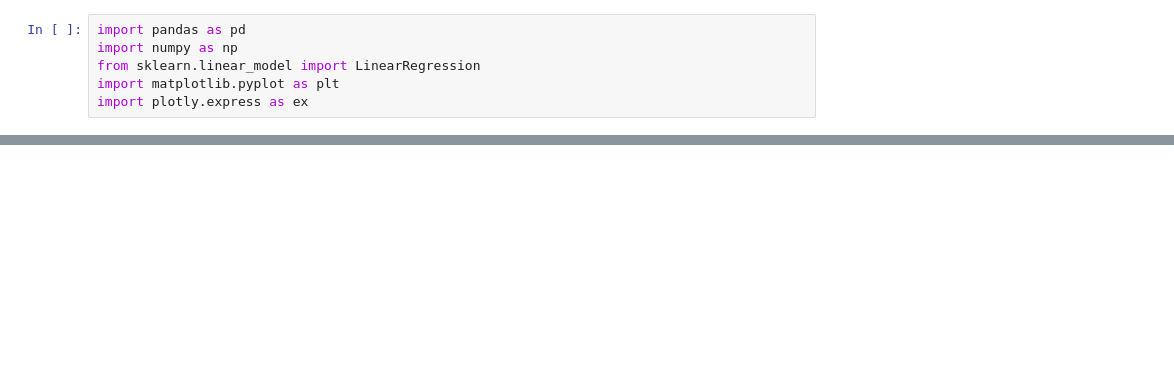
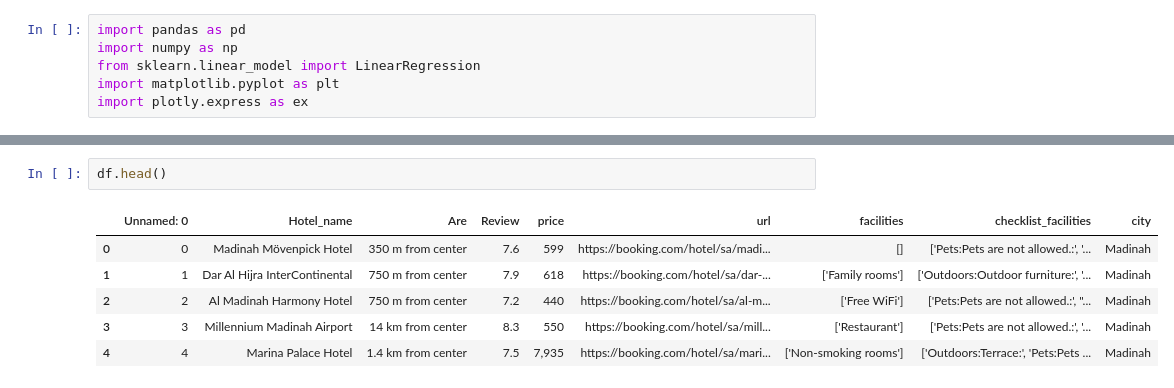
Before and after one commit to fares1419/Saudi-booking, a Jupyter notebook: code .ipynb, the cells around one changed output, grey strips where cells are left out. Drawn from its saved outputs; the diff is of its cells as text; blank space fills up the shorter version.

```diff
--- a/code .ipynb
+++ b/code .ipynb
@@ -170,0 +54,9 @@ Name: 110179, dtype: object
+# %%
+df.head()
+# %% [output]
+|  | Unnamed: 0 | Hotel_name | Are | Review | price | url | facilities | checklist_facilities | city |
+| 0 | 0 | Madinah Mövenpick Hotel | 350 m from center | 7.6 | 599 | https://booking.com/hotel/sa/madi... | [] | ['Pets:Pets are not allowed.:', '... | Madinah |
+| 1 | 1 | Dar Al Hijra InterContinental | 750 m from center | 7.9 | 618 | https://booking.com/hotel/sa/dar-... | ['Family rooms'] | ['Outdoors:Outdoor furniture:', '... | Madinah |
+| 2 | 2 | Al Madinah Harmony Hotel | 750 m from center | 7.2 | 440 | https://booking.com/hotel/sa/al-m... | ['Free WiFi'] | ['Pets:Pets are not allowed.:', "... | Madinah |
+| 3 | 3 | Millennium Madinah Airport | 14 km from center | 8.3 | 550 | https://booking.com/hotel/sa/mill... | ['Restaurant'] | ['Pets:Pets are not allowed.:', '... | Madinah |
+| 4 | 4 | Marina Palace Hotel | 1.4 km from center | 7.5 | 7,935 | https://booking.com/hotel/sa/mari... | ['Non-smoking rooms'] | ['Outdoors:Terrace:', 'Pets:Pets ... | Madinah |
```
Also changed, not shown: parts of 44 cells of this notebook, 2 other files.
